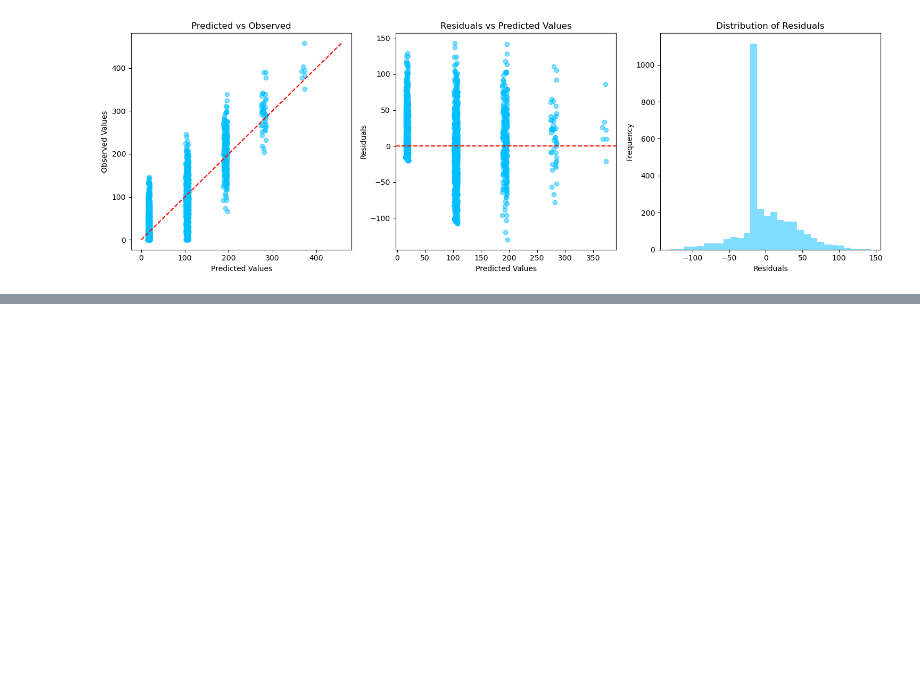
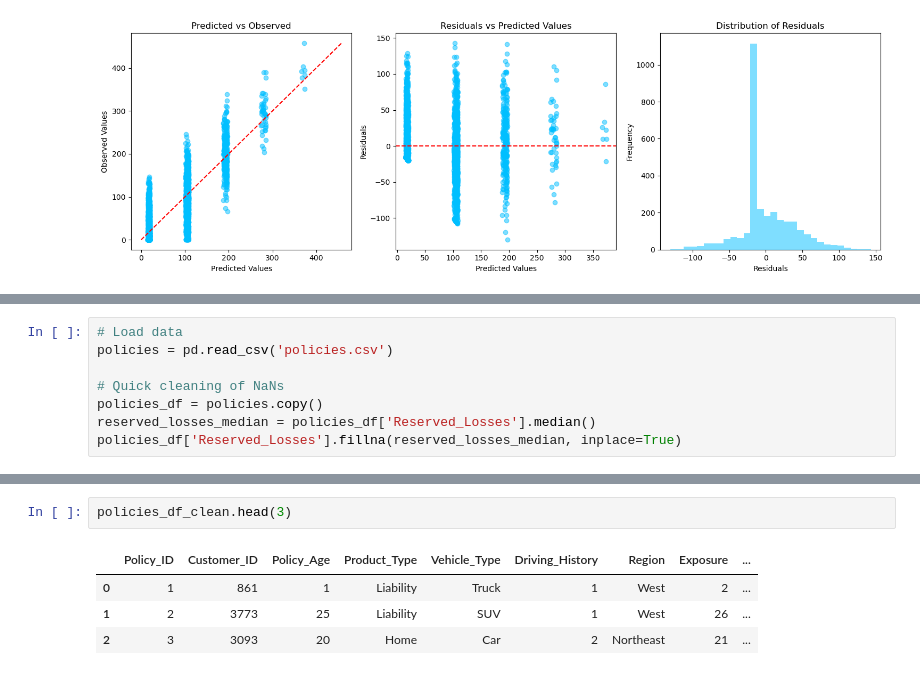
Before and after one commit to guilhermecadori/projects_Python, a Jupyter notebook: ModelDevelopmentAndAnalysis.ipynb, the cells around one changed output, grey strips where cells are left out. Drawn from its saved outputs; the diff is of its cells as text; blank space fills up the shorter version.

```diff
--- a/ModelDevelopmentAndAnalysis.ipynb
+++ b/ModelDevelopmentAndAnalysis.ipynb
@@ -372,0 +402,8 @@ plt.show()
+# %%
+# Load data
+policies = pd.read_csv('policies.csv')
+
+# Quick cleaning of NaNs
+policies_df = policies.copy()
+reserved_losses_median = policies_df['Reserved_Losses'].median()
+policies_df['Reserved_Losses'].fillna(reserved_losses_median, inplace=True)
@@ -372,0 +424,7 @@ plt.show()
+# %%
+policies_df_clean.head(3)
+# %% [output]
+|  | Policy_ID | Customer_ID | Policy_Age | Product_Type | Vehicle_Type | Driving_History | Region | Exposure | ... |
+| 0 | 1 | 861 | 1 | Liability | Truck | 1 | West | 2 | ... |
+| 1 | 2 | 3773 | 25 | Liability | SUV | 1 | West | 26 | ... |
+| 2 | 3 | 3093 | 20 | Home | Car | 2 | Northeast | 21 | ... |
```
Also changed, not shown: parts of 17 cells of this notebook, 1 other file.
